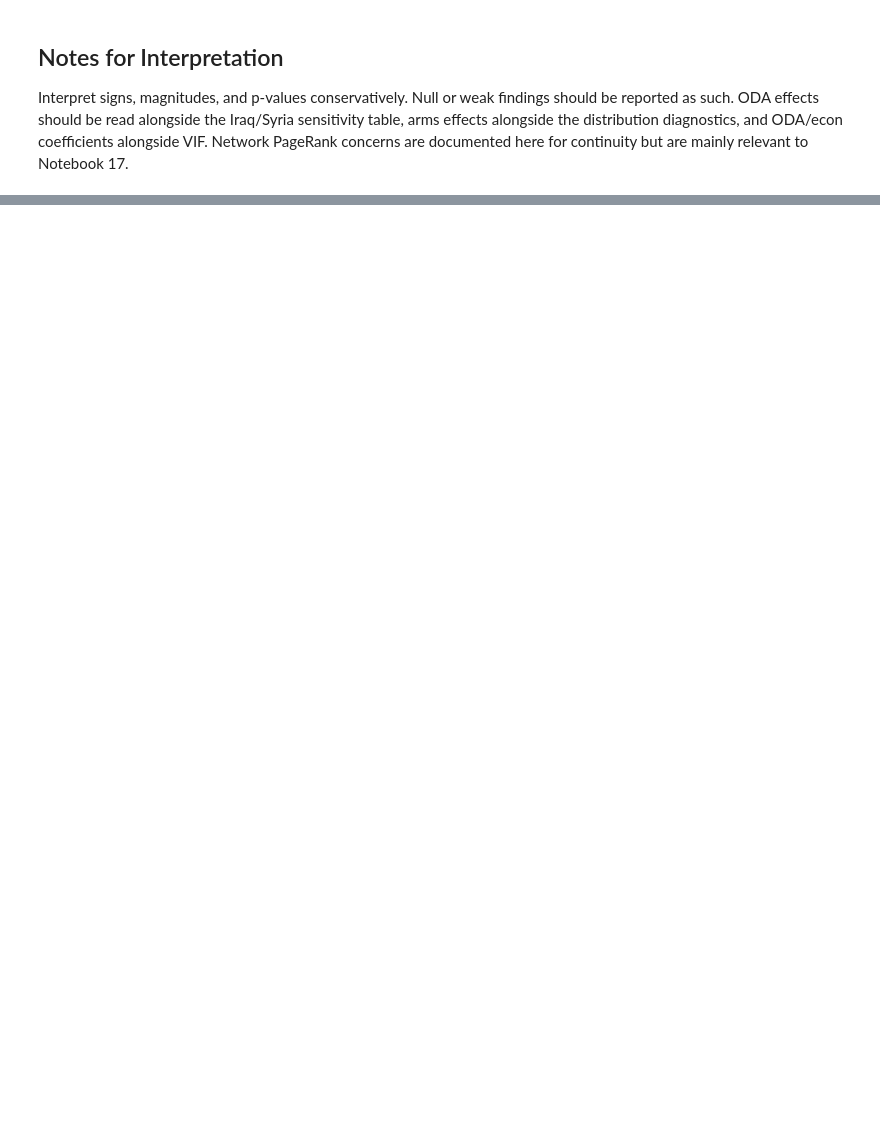
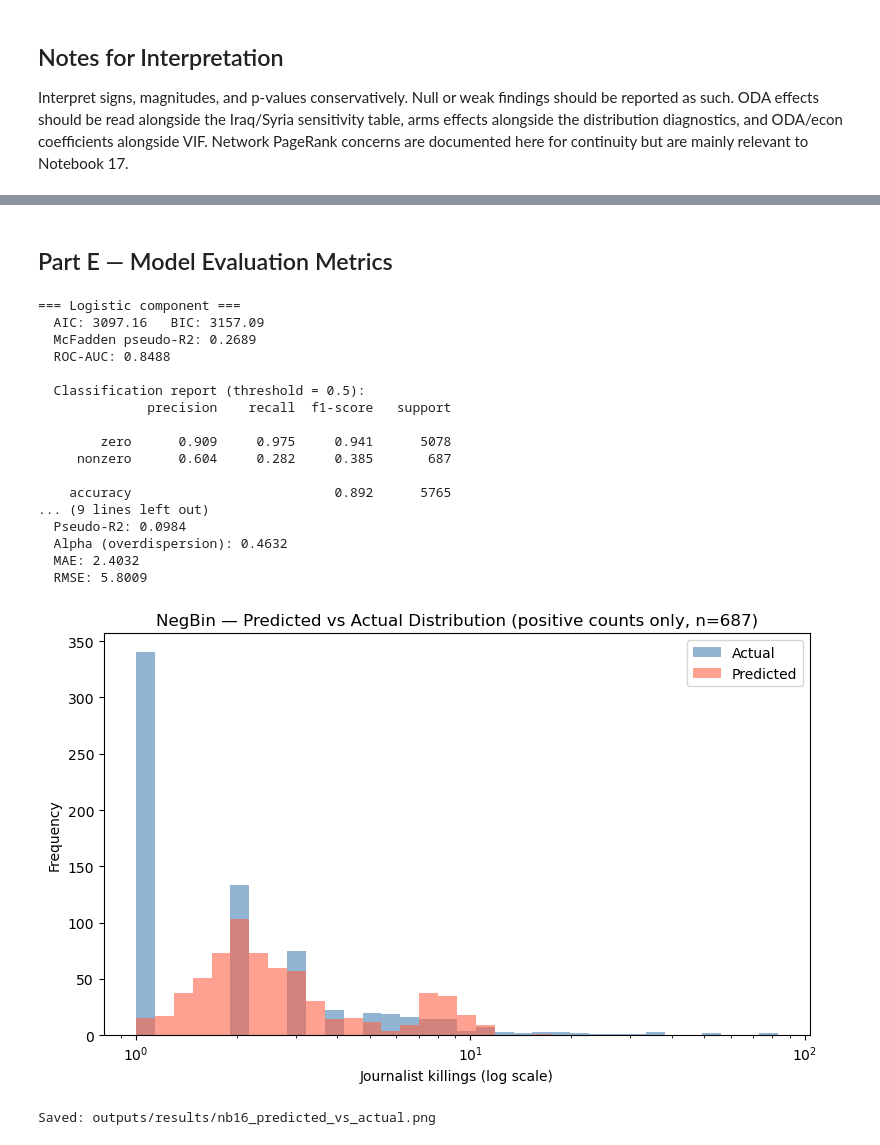
Before and after one commit to marfakozeletsUvA/Violent-Offenders-GPV---CSSci-, a Jupyter notebook: notebooks/16_baseline_hurdle_model.ipynb, the cells around one changed output, grey strips where cells are left out. Saved outputs shown, nothing was run; the diff lists cells and outputs as text; code cells hidden in the pictures; blank space fills up the shorter version.

```diff
--- a/notebooks/16_baseline_hurdle_model.ipynb
+++ b/notebooks/16_baseline_hurdle_model.ipynb
@@ -238,7 +236,7 @@ display(logit_table)
 display(logit_metrics)
 print(logit_result.summary())
 
-with open(MODEL_DIR / 'nb16_logit_any_killing.pkl', 'wb') as f:
+with open(MODELS_DIR / 'nb16_logit_any_killing.pkl', 'wb') as f:
     pickle.dump(logit_result, f)
 logit_table.to_csv(RESULTS_DIR / 'nb16_logit_any_killing_coefficients.csv', index=False)
 logit_metrics.to_csv(RESULTS_DIR / 'nb16_logit_any_killing_metrics.csv', index=False)
@@ -296,7 +294,7 @@ display(nb_table)
 display(nb_metrics)
 print(nb_result.summary())
 
-with open(MODEL_DIR / 'nb16_negative_binomial_positive_counts.pkl', 'wb') as f:
+with open(MODELS_DIR / 'nb16_negative_binomial_positive_counts.pkl', 'wb') as f:
     pickle.dump(nb_result, f)
 nb_table.to_csv(RESULTS_DIR / 'nb16_negative_binomial_positive_counts_coefficients.csv', index=False)
 nb_metrics.to_csv(RESULTS_DIR / 'nb16_negative_binomial_positive_counts_metrics.csv', index=False)
@@ -550,0 +727,76 @@ Interpret signs, magnitudes, and p-values conservatively. Null or weak findings
+# %% [markdown]
+## Part E — Model Evaluation Metrics
+# %%
+import matplotlib.pyplot as plt
+from sklearn.metrics import (
+    roc_auc_score, classification_report, confusion_matrix
+)
+
+# ── Logistic component ──────────────────────────────────────────────────────
+logit_pred_prob = logit_result.predict(X_logit)
+logit_pred_label = (logit_pred_prob >= 0.5).astype(int)
+y_true_logit = model_df['killing_any']
+
+logit_auc = roc_auc_score(y_true_logit, logit_pred_prob)
+
+print('=== Logistic component ===')
+print(f'  AIC: {logit_result.aic:.2f}   BIC: {logit_result.bic:.2f}')
+print(f'  McFadden pseudo-R2: {logit_result.prsquared:.4f}')
+print(f'  ROC-AUC: {logit_auc:.4f}')
+print()
+print('  Classification report (threshold = 0.5):')
+print(classification_report(y_true_logit, logit_pred_label,
+                            target_names=['zero', 'nonzero'], digits=3))
+print('  Confusion matrix (rows=actual, cols=predicted):')
+print(confusion_matrix(y_true_logit, logit_pred_label))
+
+# ── NegBin component ────────────────────────────────────────────────────────
+nb_pred = nb_result.predict(X_nb)
+y_true_nb = positive_df[outcome]
+
+nb_mae = np.abs(y_true_nb - nb_pred).mean()
+nb_rmse = np.sqrt(((y_true_nb - nb_pred) ** 2).mean())
+
+print()
+print('=== NegBin component (positive counts only) ===')
+print(f'  AIC: {nb_result.aic:.2f}   BIC: {nb_result.bic:.2f}')
+print(f'  Pseudo-R2: {nb_result.prsquared:.4f}')
+print(f'  Alpha (overdispersion): {nb_result.params["alpha"]:.4f}')
+print(f'  MAE: {nb_mae:.4f}')
+print(f'  RMSE: {nb_rmse:.4f}')
+
+# ── Predicted vs actual plot ─────────────────────────────────────────────────
+fig, ax = plt.subplots(figsize=(8, 5))
+max_val = max(float(y_true_nb.max()), float(nb_pred.max()))
+bins = np.logspace(0, np.log10(max_val + 1), 35)
+ax.hist(y_true_nb, bins=bins, alpha=0.6, label='Actual', color='steelblue')
+ax.hist(nb_pred, bins=bins, alpha=0.6, label='Predicted', color='tomato')
+ax.set_xscale('log')
+ax.set_xlabel('Journalist killings (log scale)')
+ax.set_ylabel('Frequency')
+ax.set_title('NegBin — Predicted vs Actual Distribution (positive counts only, n=687)')
+ax.legend()
+plt.tight_layout()
+plt.savefig(RESULTS_DIR / 'nb16_predicted_vs_actual.png', dpi=150)
+plt.show()
+print('Saved: outputs/results/nb16_predicted_vs_actual.png')
+# %% [output]
+=== Logistic component ===
+  AIC: 3097.16   BIC: 3157.09
+  McFadden pseudo-R2: 0.2689
+  ROC-AUC: 0.8488
+
+  Classification report (threshold = 0.5):
+              precision    recall  f1-score   support
+
+        zero      0.909     0.975     0.941      5078
+     nonzero      0.604     0.282     0.385       687
+
+    accuracy                          0.892      5765
+... (9 lines left out)
+  Pseudo-R2: 0.0984
+  Alpha (overdispersion): 0.4632
+  MAE: 2.4032
+  RMSE: 5.8009
+[figure, added]
+Saved: outputs/results/nb16_predicted_vs_actual.png
```
Also changed, not shown: parts of 22 cells of this notebook, 19 other files.
